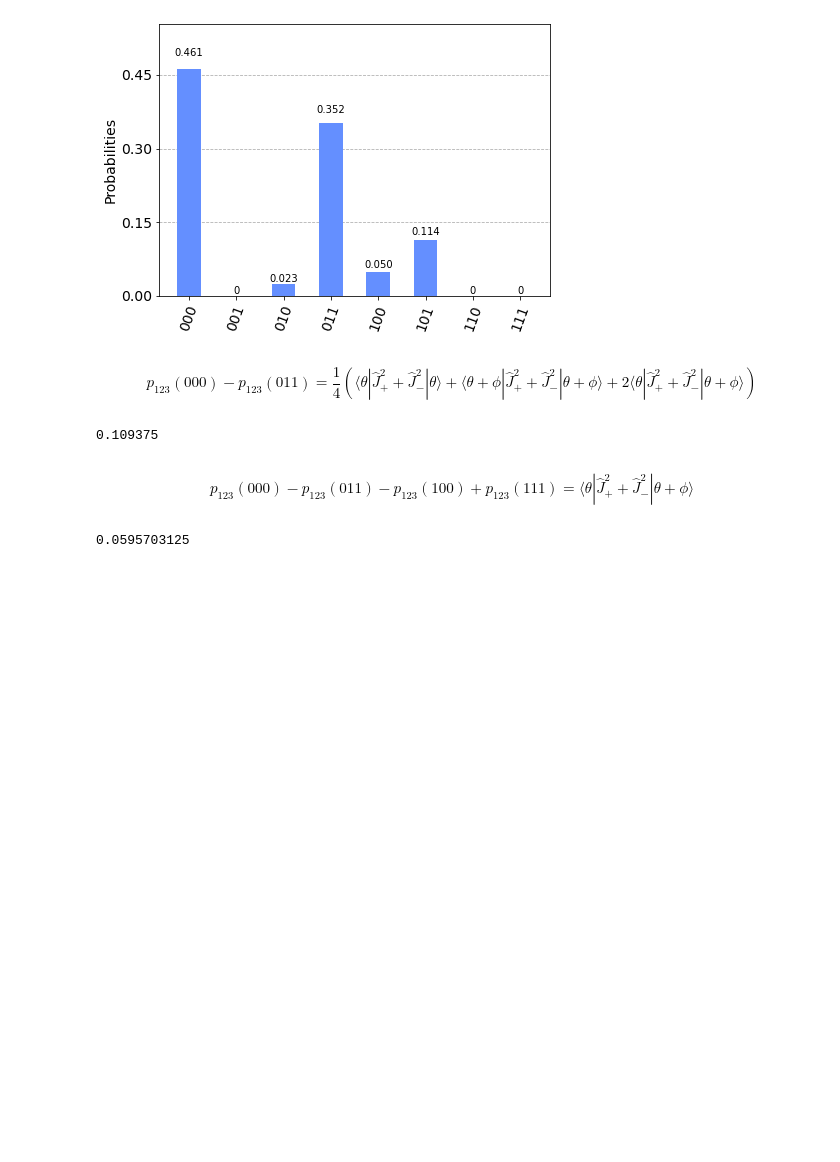
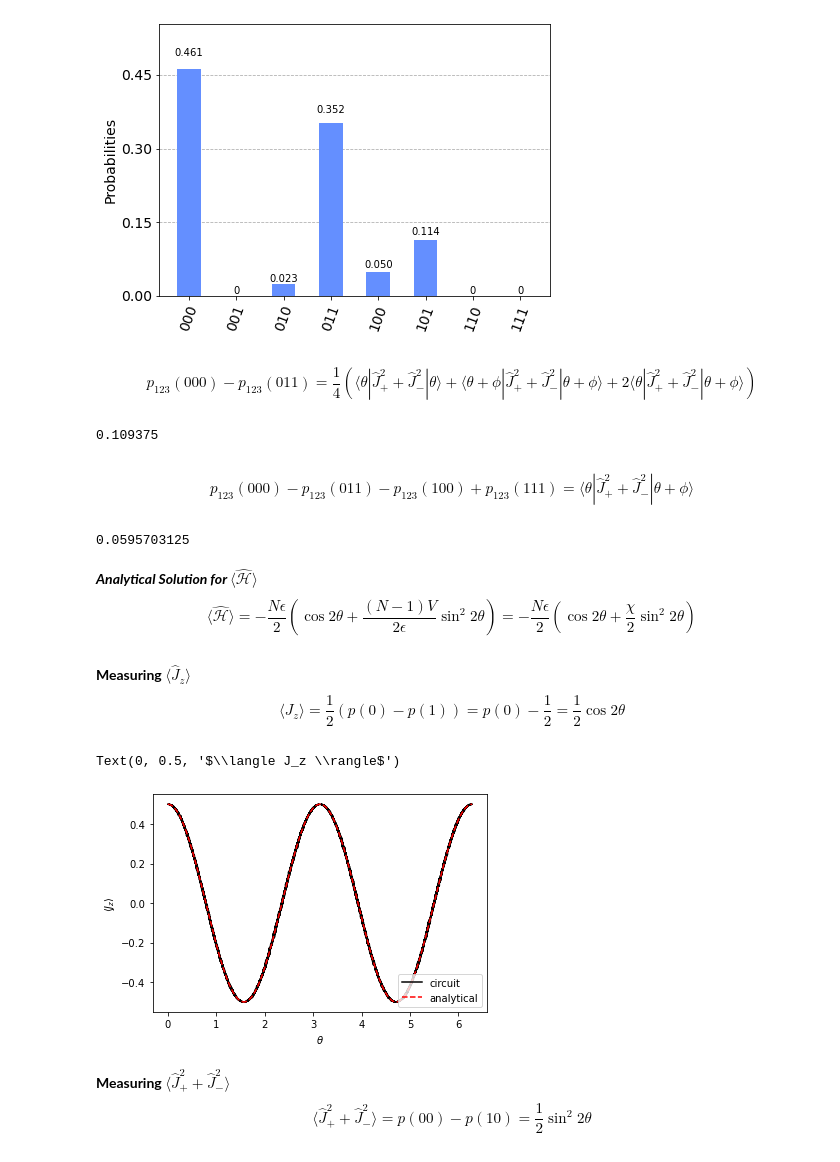
Before and after one commit to cwjsdsu/Qractice, a Jupyter notebook: mHecht/W2_Lipkin/mHecht_Lipkin.ipynb, the cells around one changed output. Saved outputs shown, nothing was run; the diff lists cells and outputs as text; code cells hidden in the pictures; blank space fills up the shorter version.

```diff
--- a/mHecht/W2_Lipkin/mHecht_Lipkin.ipynb
+++ b/mHecht/W2_Lipkin/mHecht_Lipkin.ipynb
@@ -99,3 +100,48 @@ expectationval2 = test['000']/shots -test['011']/shots - test['100']/shots +test
 print(expectationval2)
 # %% [output]
 0.0595703125
+# %% [markdown]
+***Analytical Solution for  $\langle \hat{\mathcal{H}}\rangle$***
+$$\langle \hat{\mathcal{H}}\rangle = -\frac{N\epsilon}{2}\left( \cos{2\theta}+\frac{(N-1)V}{2\epsilon}\sin^2{2\theta}\right)= -\frac{N\epsilon}{2}\left( \cos{2\theta}+\frac{\chi}{2}\sin^2{2\theta}\right)$$
+# %% [markdown]
+**Measuring $\langle \hat{J}_z \rangle$**
+$$\langle \hat{J}_z \rangle = \frac{1}{2}(p(0)-p(1)) = p(0)-\frac{1}{2}=\frac{1}{2}\cos{2\theta}$$
+# %%
+def expectationJz(theta, shots):
+    backend = Aer.get_backend('qasm_simulator')
+
+
+    zqc = QuantumCircuit(1,1)
+    zqc.ry(2*theta,0)
+    zqc.measure(0,0)
+
+
+    zJob = execute(zqc, backend, shots=shots)
+    zRes = zJob.result()
+    zCounts = zRes.get_counts(zqc)
+
+    if '0' not in zCounts:
+        zCounts['0'] = 0
+
+    Jz = zCounts['0']/shots -1/2 #compute expectation value of Jz using equation
+
+
+    return Jz
+# %%
+theta  = np.linspace(0, 2*np.pi, int(1e4))
+nshots = 2048
+# %%
+exval = lambda theta : expectationJz(theta, shots = nshots)
+expvals = np.vectorize(exval)(theta)
+# %%
+plt.plot(theta,expvals,label = "circuit",c = 'k')
+plt.plot(theta,0.5*np.cos(2*theta),'--',c= 'r',label = 'analytical')
+plt.legend(loc='lower right')
+plt.xlabel(r'$ \theta $')
+plt.ylabel(r'$\langle J_z \rangle$')
+# %% [output]
+Text(0, 0.5, '$\\langle J_z \\rangle$')
+[figure, added]
+# %% [markdown]
+**Measuring $\langle\hat{J}^2_{+} +\hat{J}^2_{-}\rangle$**
+$$\langle\hat{J}^2_{+} +\hat{J}^2_{-}\rangle = p(00)-p(10) = \frac{1}{2}\sin^2{2\theta}$$
```
Also changed, not shown: parts of 4 cells of this notebook.
